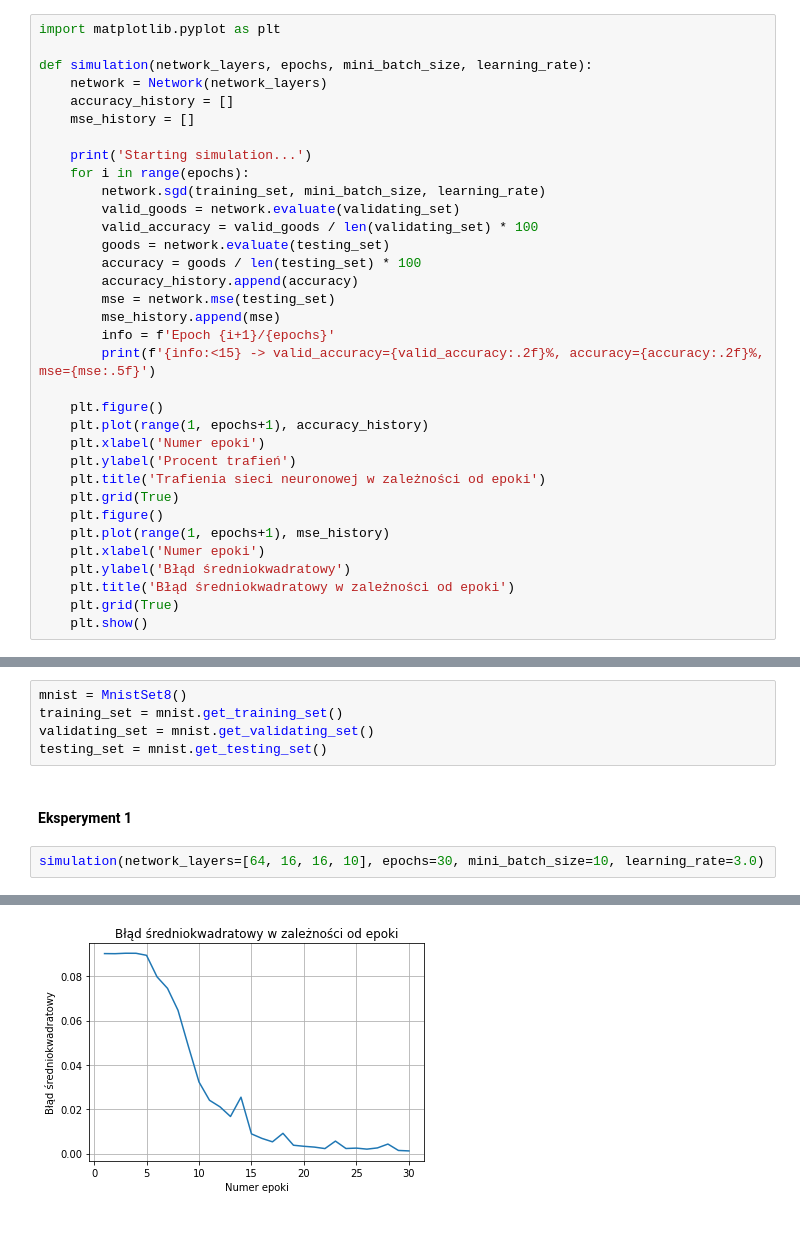
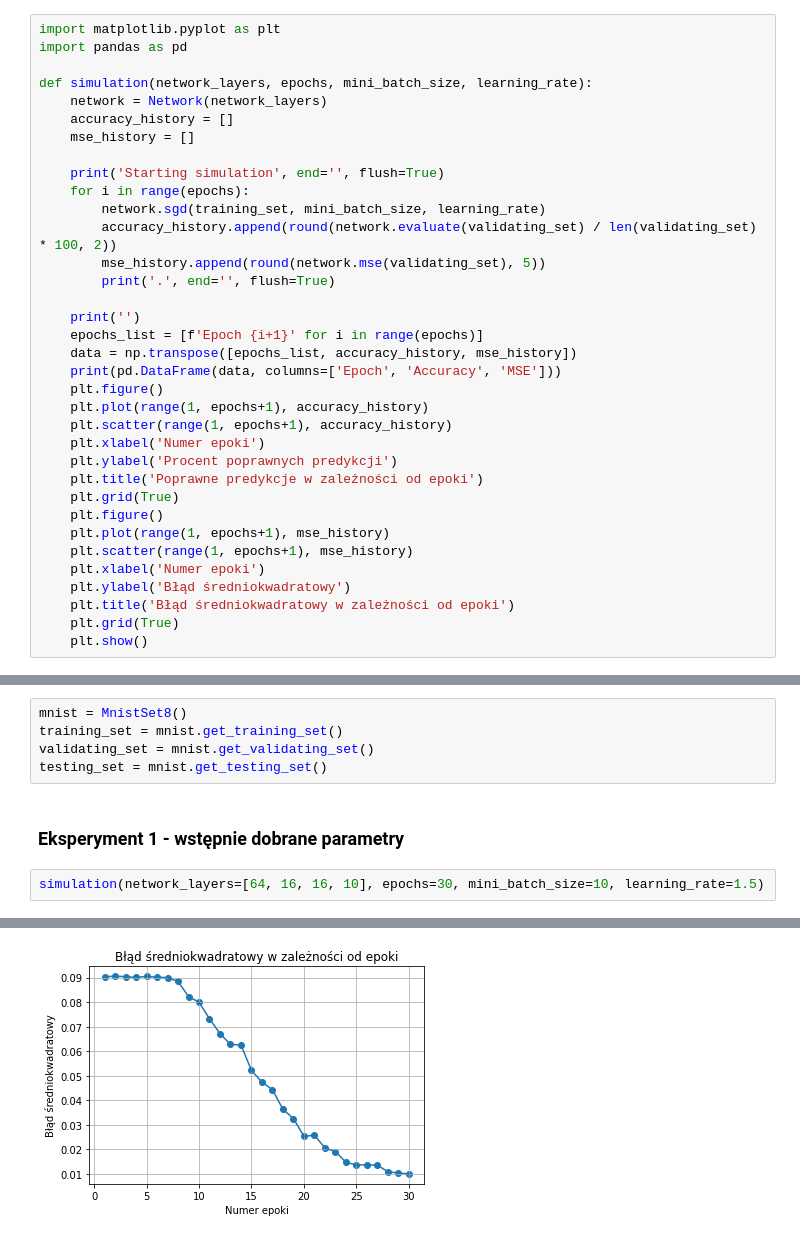
Before and after one commit to brusmichal/neural_network, a Jupyter notebook: neural_network/NeuralNetwork_Brus_Mazurkiewicz.ipynb, the cells around one changed output, grey strips where cells are left out. Cells and saved outputs as stored; diff of their text form.

```diff
--- a/neural_network/NeuralNetwork_Brus_Mazurkiewicz.ipynb
+++ b/neural_network/NeuralNetwork_Brus_Mazurkiewicz.ipynb
@@ -188,32 +151,33 @@ class Network:
 # %%
 import matplotlib.pyplot as plt
+import pandas as pd
 
 def simulation(network_layers, epochs, mini_batch_size, learning_rate):
     network = Network(network_layers)
     accuracy_history = []
     mse_history = []
 
-    print('Starting simulation...')
+    print('Starting simulation', end='', flush=True)
     for i in range(epochs):
         network.sgd(training_set, mini_batch_size, learning_rate)
-        valid_goods = network.evaluate(validating_set)
-        valid_accuracy = valid_goods / len(validating_set) * 100
-        goods = network.evaluate(testing_set)
-        accuracy = goods / len(testing_set) * 100
-        accuracy_history.append(accuracy)
-        mse = network.mse(testing_set)
-        mse_history.append(mse)
-        info = f'Epoch {i+1}/{epochs}'
-        print(f'{info:<15} -> valid_accuracy={valid_accuracy:.2f}%, accuracy={accuracy:.2f}%, mse={mse:.5f}')
+        accuracy_history.append(round(network.evaluate(validating_set) / len(validating_set) * 100, 2))
+        mse_history.append(round(network.mse(validating_set), 5))
+        print('.', end='', flush=True)
 
+    print('')
+    epochs_list = [f'Epoch {i+1}' for i in range(epochs)]
+    data = np.transpose([epochs_list, accuracy_history, mse_history])
+    print(pd.DataFrame(data, columns=['Epoch', 'Accuracy', 'MSE']))
     plt.figure()
     plt.plot(range(1, epochs+1), accuracy_history)
+    plt.scatter(range(1, epochs+1), accuracy_history)
     plt.xlabel('Numer epoki')
-    plt.ylabel('Procent trafień')
-    plt.title('Trafienia sieci neuronowej w zależności od epoki')
+    plt.ylabel('Procent poprawnych predykcji')
+    plt.title('Poprawne predykcje w zależności od epoki')
     plt.grid(True)
     plt.figure()
     plt.plot(range(1, epochs+1), mse_history)
+    plt.scatter(range(1, epochs+1), mse_history)
     plt.xlabel('Numer epoki')
     plt.ylabel('Błąd średniokwadratowy')
     plt.title('Błąd średniokwadratowy w zależności od epoki')
@@ -229,7 +191,7 @@ training_set = mnist.get_training_set()
 validating_set = mnist.get_validating_set()
 testing_set = mnist.get_testing_set()
 # %% [markdown]
-#### Eksperyment 1
+### Eksperyment 1 - wstępnie dobrane parametry
 # %%
-simulation(network_layers=[64, 16, 16, 10], epochs=30, mini_batch_size=10, learning_rate=3.0)
+simulation(network_layers=[64, 16, 16, 10], epochs=30, mini_batch_size=10, learning_rate=1.5)
 # %% [output]
@@ -254 +216 @@ Epoch 30/30     -> valid_accuracy=95.25%, accuracy=99.41%, mse=0.00117
-[figure, old version]
+[figure, new version]
```
Also changed, not shown: parts of 22 cells of this notebook.
